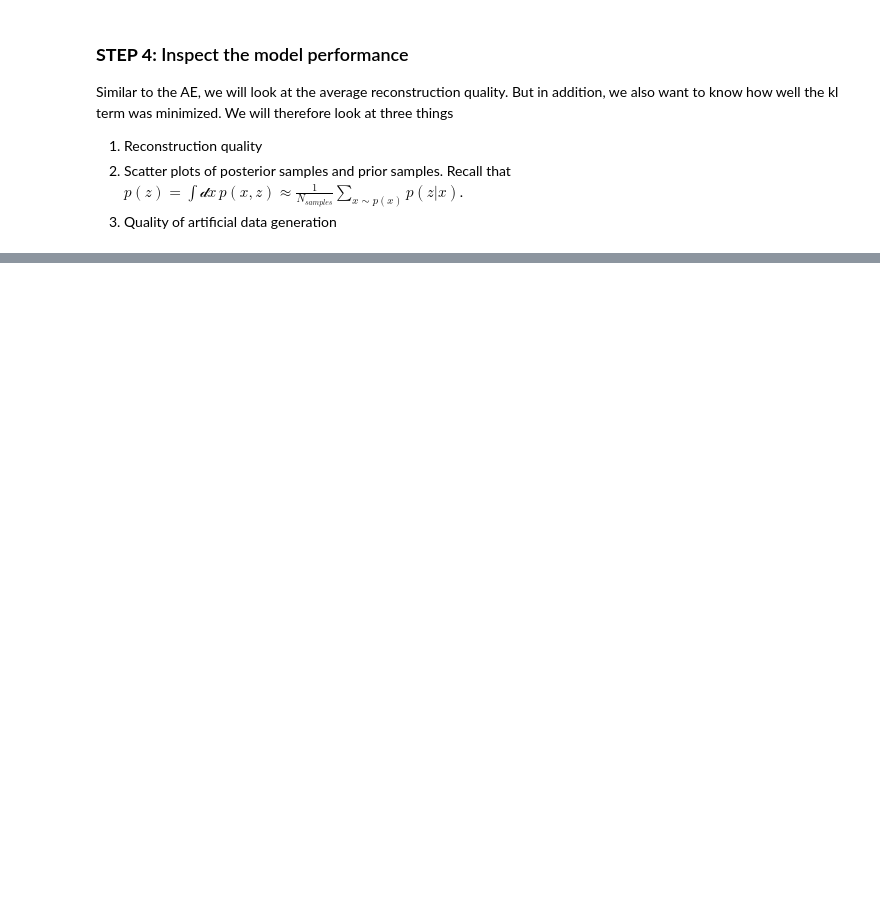
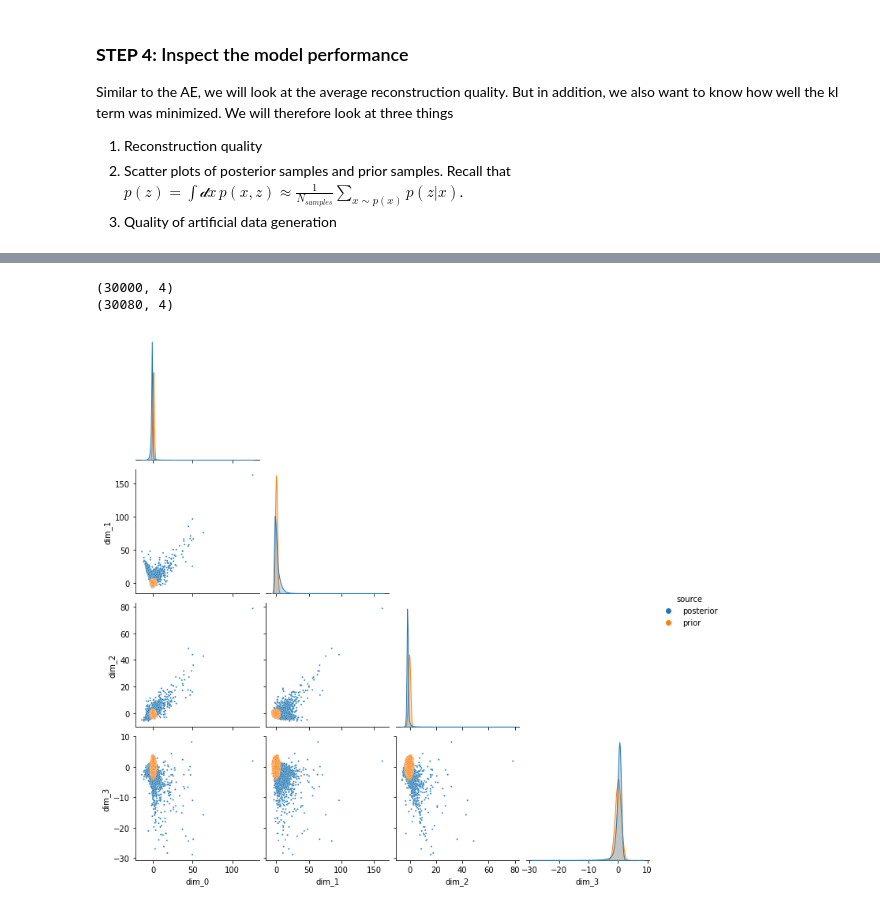
Before and after one commit to VMBoehm/ML_Lectures, a Jupyter notebook: ImprovingVAEs_and_VAEs_on_imperfect_data.ipynb, the cells around one changed output, grey strips where cells are left out. Drawn from its saved outputs; the diff is of its cells as text; code cells hidden in the pictures; blank space fills up the shorter version.

```diff
--- a/ImprovingVAEs_and_VAEs_on_imperfect_data.ipynb
+++ b/ImprovingVAEs_and_VAEs_on_imperfect_data.ipynb
@@ -83,14 +84,12 @@ from torch.distributions import Normal as Normal
 from torch.distributions import MultivariateNormal as MultivariateNormal
 # %%
 class RealNVP_Transform(nn.Module):
-    def __init__(self, binary_mask, dim):
+    def __init__(self, binary_mask):
         super().__init__()
         self.size         = len(binary_mask)
         # scale factors
         self.mask         =  binary_mask[None,:].float()
         self.inverse_mask = (~binary_mask[None,:]).float()
-        self.dim          = dim
-        print(self.mask)
         # shift factors
         self.fc1_s        = torch.nn.Linear(self.size,self.size)
         self.fc2_s        = torch.nn.Linear(self.size,self.size)
@@ -162,8 +161,8 @@ class FlowModel(nn.Module):
     def log_prob(self,z):
         shape        = z.shape
         z            = z.reshape(-1,self.dim)
-        u, inv_det = self.inverse(z)
-        log_prob   = self.p_u.log_prob(u)
+        u, inv_det   = self.inverse(z)
+        log_prob     = self.p_u.log_prob(u)
         log_prob+=inv_det
         return log_prob.reshape(shape[:-1])
 
@@ -174,8 +173,16 @@ class FlowModel(nn.Module):
         return z
 # %%
 NLAYERS = 8
-masks   = [torch.as_tensor(np.random.rand(LATENT_SIZE)>0.5) for ii in range(NLAYERS)]
-layers  = [RealNVP_Transform(masks[ii], LATENT_SIZE) for ii in range(NLAYERS)]
+if LATENT_SIZE%2==0:
+  mask    = np.append(np.zeros(LATENT_SIZE//2),np.ones(LATENT_SIZE//2))
+else:
+  mask    = np.append(np.zeros(LATENT_SIZE//2+1),np.ones(LATENT_SIZE//2))
 
+masks= []
+for ii in range(NLAYERS):
+  np.random.shuffle(mask)
+  masks.append(torch.as_tensor(mask).bool())
+print(masks)
+layers  = [RealNVP_Transform(masks[ii]) for ii in range(NLAYERS)]
 FM      = FlowModel(layers, LATENT_SIZE)
 # %% [output]
@@ -288,14 +288,18 @@ class VariationalAutoencoder(nn.Module):
         #print(z_sample.shape)
         return z_sample
 
+    def get_log_likelihood(self,recons,x):
+        ll    = Normal(x[None,:,:], self.sigma)
+        log_p = ll.log_prob(recons)
+        log_p = torch.sum(log_p,dim=-1)
+        return log_p
+
     def get_avg_log_likelihood(self,recons,x):
         #TASK: Write a method that returns the first term in the ELBO (this method should define the likelihood and evaluate the average log likelihood of the reconstruction)
         #HINT: Pay attention to shapes. The function should return an average log likelihood (a single number) for every data point in the batch.
         #HINT: The output shape of Normal(mu, sigma).log_prob() is a little unintuitive. If mu or sigma are N-dimensional, it returns N results (applies N independent Gaussians).
         #HINT: You need to average over samples from q to obtain the final result.
-        ll    = Normal(x[None,:,:], self.sigma)
-        log_p = ll.log_prob(recons)
-        log_p = torch.sum(log_p,dim=-1)
+        log_p = self.get_log_likelihood(self,recons,x)
         return torch.mean(log_p,dim=0)
 
     def stochastic_kl_divergence(self,z_sample):
@@ -521,32 +530,36 @@ with torch.no_grad():
         prior_sample = VAE.prior.rsample([BATCHSIZE_TEST])
         sample       = VAE.sample_q().cpu().numpy()[0:1].swapaxes(0,1)
         if ii==0:
           samples       = sample
           prior_samples = prior_sample
         else:
           samples       = np.vstack([samples, sample])
           prior_samples = np.vstack([prior_samples, prior_sample])
 
 samples       = np.reshape(samples,[-1, LATENT_SIZE])
 prior_samples = np.reshape(prior_samples,[-1, LATENT_SIZE])
 
 print(samples.shape)
 print(prior_samples.shape)
 
 data1    = pd.DataFrame()
 data2    = pd.DataFrame()
 
 for ii in range(LATENT_SIZE):
   data1['dim_%d'%ii] = samples[:,ii]
 data1['source'] = 'posterior'
 
 for ii in range(LATENT_SIZE):
   data2['dim_%d'%ii] = prior_samples[:,ii]
 data2['source'] = 'prior'
 
-data = pd.concat([data2,data1]).reset_index(drop=True)
+data = pd.concat([data1,data2]).reset_index(drop=True)
 
 
 #HINT: to get a density estimate you can set kind='kde', but you'll probably have to reduce the number of samples, or try 'hist' instead
-sns.pairplot(data,corner=True,kind='scatter', hue='source', plot_kws={'s':4})
+sns.pairplot(data,corner=True,kind='scatter', hue='source', plot_kws={'s':2})
 plt.show()
+# %% [output]
+(30000, 4)
+(30080, 4)
+[figure, added]
```
Also changed, not shown: parts of 14 cells of this notebook.
